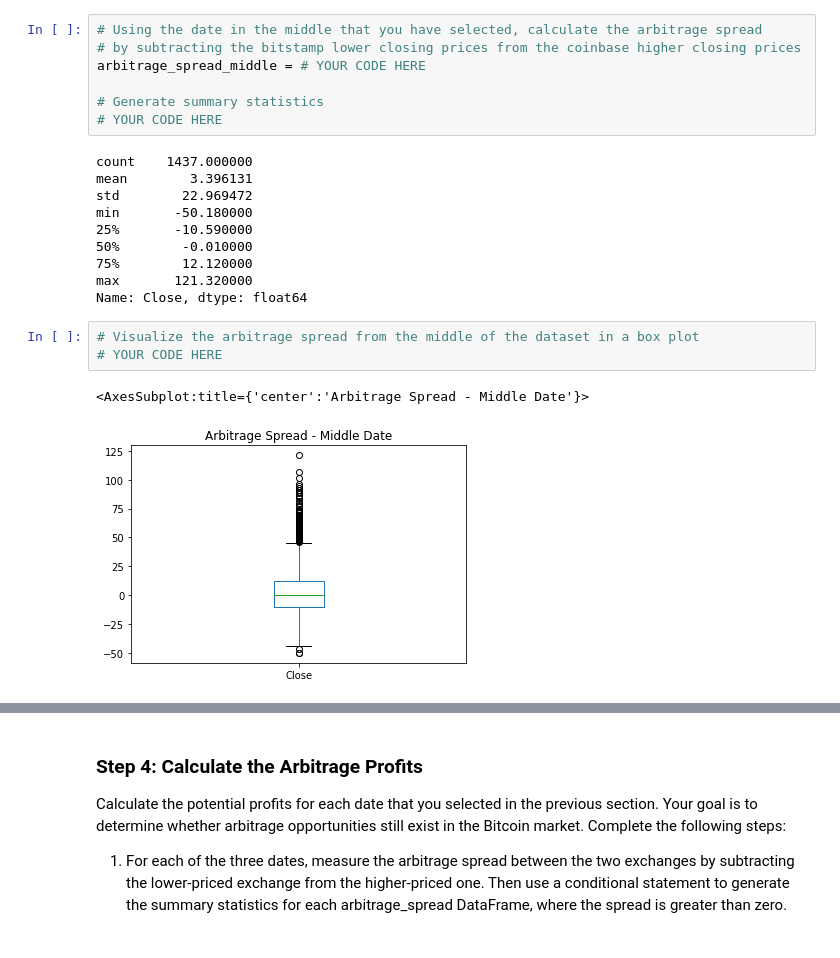
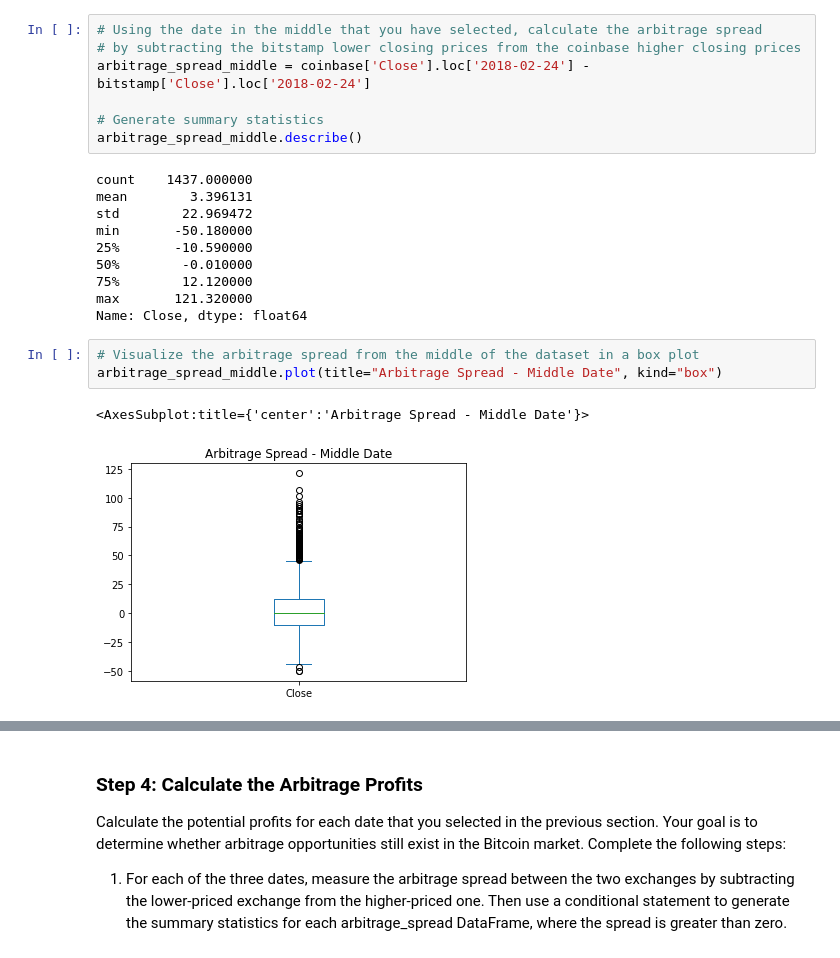
Before and after one commit to chdi2942/Bitcoin_Arbitrage_Analysis, a Jupyter notebook: crypto_arbitrage.ipynb, the cells around one changed output, grey strips where cells are left out. Saved outputs shown, nothing was run; the diff lists cells and outputs as text.

```diff
--- a/crypto_arbitrage.ipynb
+++ b/crypto_arbitrage.ipynb
@@ -308,10 +312,10 @@ Name: Close, dtype: float64
 # %%
 # Using the date in the middle that you have selected, calculate the arbitrage spread
 # by subtracting the bitstamp lower closing prices from the coinbase higher closing prices
-arbitrage_spread_middle = # YOUR CODE HERE
+arbitrage_spread_middle = coinbase['Close'].loc['2018-02-24'] - bitstamp['Close'].loc['2018-02-24']
 
 # Generate summary statistics
-# YOUR CODE HERE
+arbitrage_spread_middle.describe()
 # %% [output]
 count    1437.000000
 mean        3.396131
@@ -324,10 +328,10 @@ max       121.320000
 Name: Close, dtype: float64
 # %%
 # Visualize the arbitrage spread from the middle of the dataset in a box plot
-# YOUR CODE HERE
+arbitrage_spread_middle.plot(title="Arbitrage Spread - Middle Date", kind="box")
 # %% [output]
 <AxesSubplot:title={'center':'Arbitrage Spread - Middle Date'}>
-[figure, old version]
+[figure, new version]
 # %%
 # Create an overlay plot that visualizes the two dataframes over a period of one day from late in the dataset.
 # Be sure that the plots include the parameters `legend`, `figsize`, `title`, `color` and `label`
```
Also changed, not shown: parts of 18 cells of this notebook.
